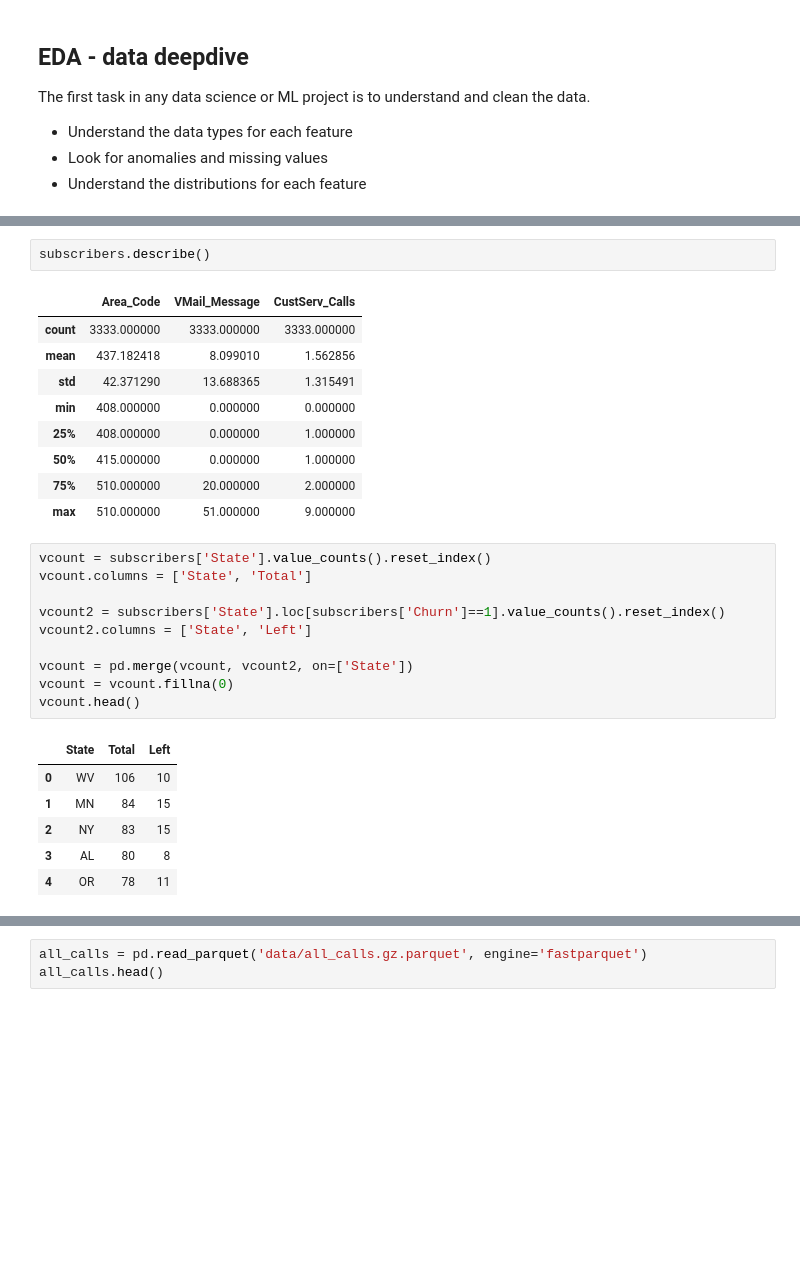
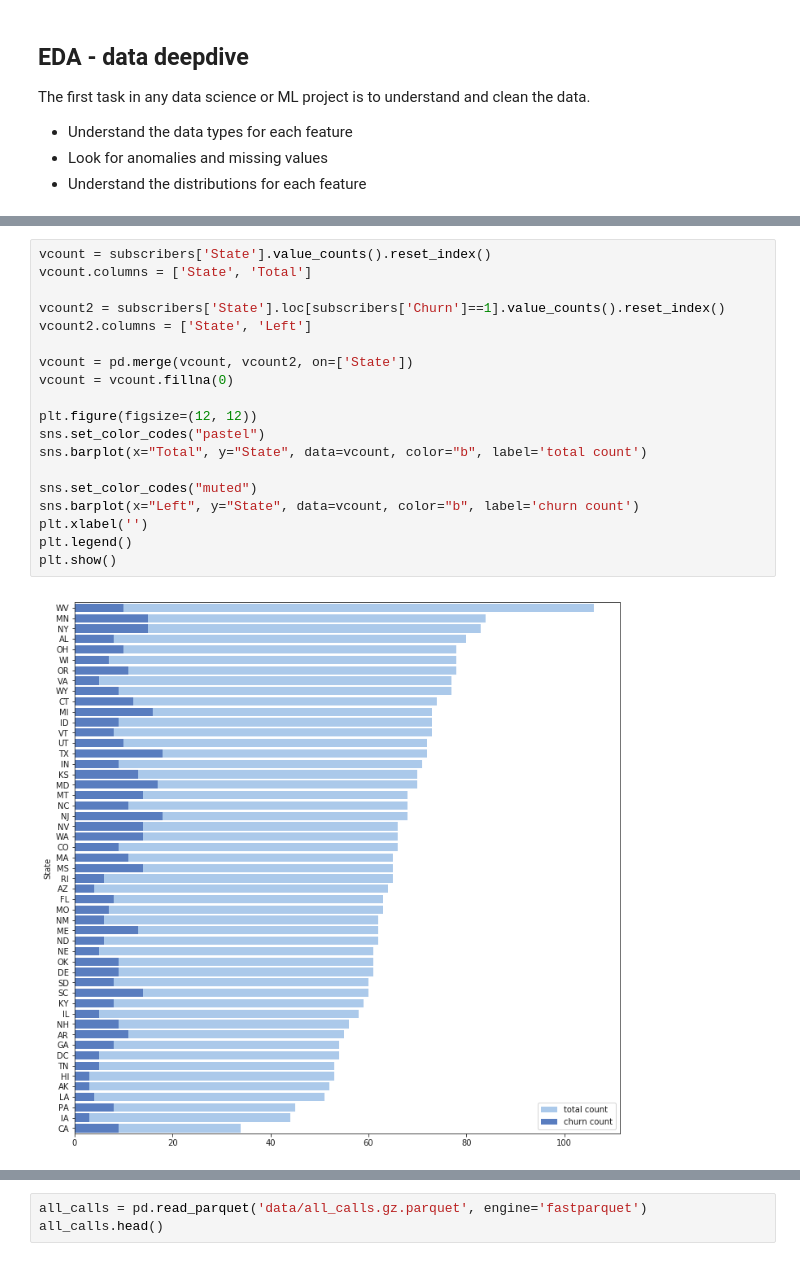
Before and after one commit to basisai/churn_prediction, a Jupyter notebook: doc/churn_prediction.ipynb, the cells around one changed output, grey strips where cells are left out. Drawn from its saved outputs; the diff is of its cells as text; blank space fills up the shorter version.

```diff
--- a/doc/churn_prediction.ipynb
+++ b/doc/churn_prediction.ipynb
@@ -79,32 +28,24 @@ subscribers.head()
 | 2 | c81e728d9d4c2f636f067f89cc14862c | NJ | 415 | 358-1921 | no | no | 0 | 0 | ... |
 | 3 | eccbc87e4b5ce2fe28308fd9f2a7baf3 | OH | 408 | 375-9999 | yes | no | 0 | 2 | ... |
 | 4 | a87ff679a2f3e71d9181a67b7542122c | OK | 415 | 330-6626 | yes | no | 0 | 3 | ... |
-# %%
-subscribers.describe()
-# %% [output]
-|  | Area_Code | VMail_Message | CustServ_Calls |
-| count | 3333.000000 | 3333.000000 | 3333.000000 |
-| mean | 437.182418 | 8.099010 | 1.562856 |
-| std | 42.371290 | 13.688365 | 1.315491 |
-| min | 408.000000 | 0.000000 | 0.000000 |
-| 25% | 408.000000 | 0.000000 | 1.000000 |
-| 50% | 415.000000 | 0.000000 | 1.000000 |
-| 75% | 510.000000 | 20.000000 | 2.000000 |
-| max | 510.000000 | 51.000000 | 9.000000 |
 # %%
 vcount = subscribers['State'].value_counts().reset_index()
 vcount.columns = ['State', 'Total']
 
 vcount2 = subscribers['State'].loc[subscribers['Churn']==1].value_counts().reset_index()
 vcount2.columns = ['State', 'Left']
 
 vcount = pd.merge(vcount, vcount2, on=['State'])
 vcount = vcount.fillna(0)
-vcount.head()
+
+plt.figure(figsize=(12, 12))
+sns.set_color_codes("pastel")
+sns.barplot(x="Total", y="State", data=vcount, color="b", label='total count')
+
+sns.set_color_codes("muted")
+sns.barplot(x="Left", y="State", data=vcount, color="b", label='churn count')
+plt.xlabel('')
+plt.legend()
+plt.show()
 # %% [output]
-|  | State | Total | Left |
-| 0 | WV | 106 | 10 |
-| 1 | MN | 84 | 15 |
-| 2 | NY | 83 | 15 |
-| 3 | AL | 80 | 8 |
-| 4 | OR | 78 | 11 |
+[figure, added]
```
Also changed, not shown: parts of 37 cells of this notebook.
